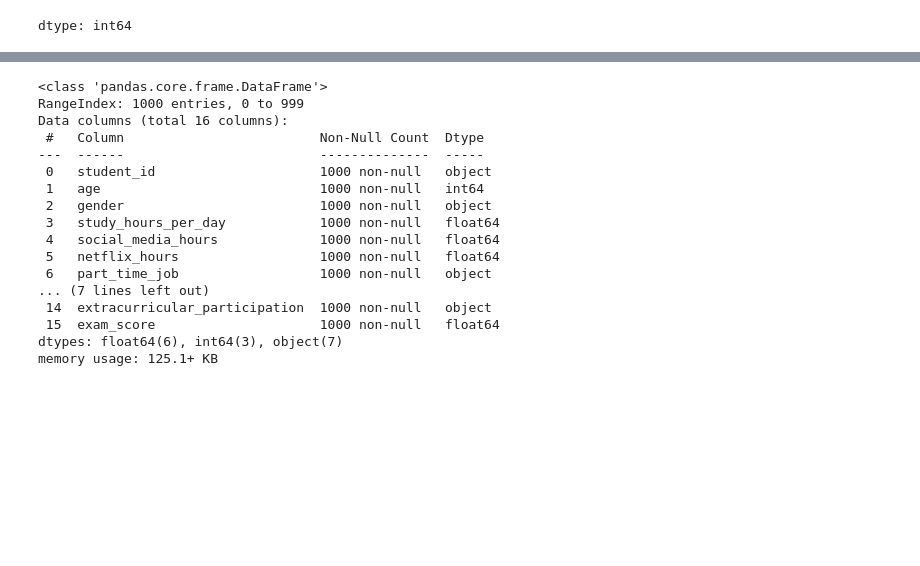
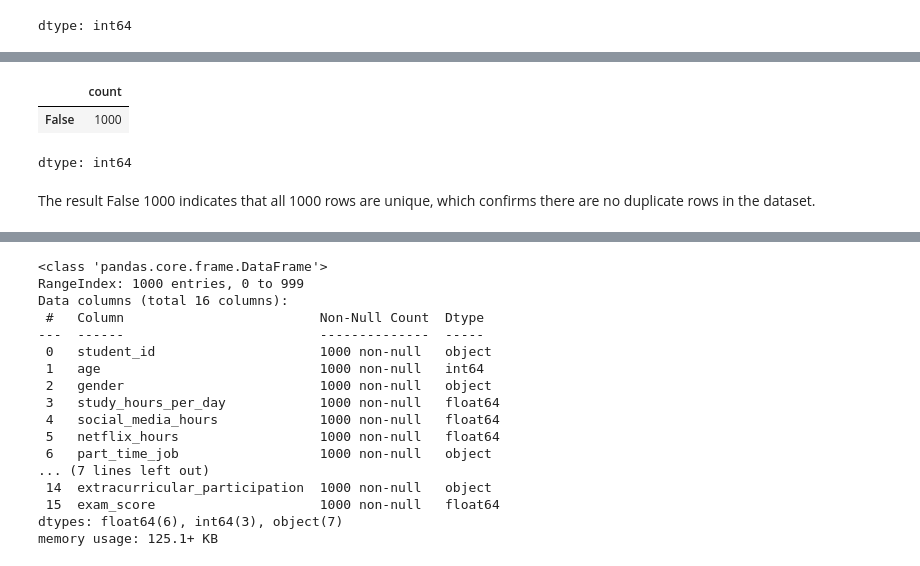
Before and after one commit to zpsy-hub/netflix-grades-impact-analysis, a Jupyter notebook: Netflix.ipynb, the cells around one changed output, grey strips where cells are left out. Saved outputs shown, nothing was run; the diff lists cells and outputs as text; code cells hidden in the pictures; blank space fills up the shorter version.

```diff
--- a/Netflix.ipynb
+++ b/Netflix.ipynb
@@ -175,0 +186,8 @@ np.int64(0)
+# %%
+df.duplicated().value_counts()
+# %% [output]
+|  | count |
+| False | 1000 |
+dtype: int64
+# %% [markdown]
+The result False 1000 indicates that all 1000 rows are unique, which confirms there are no duplicate rows in the dataset.
```
Also changed, not shown: parts of 40 cells of this notebook.
